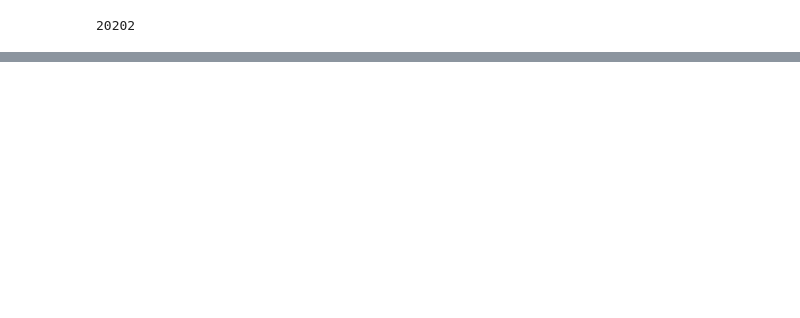
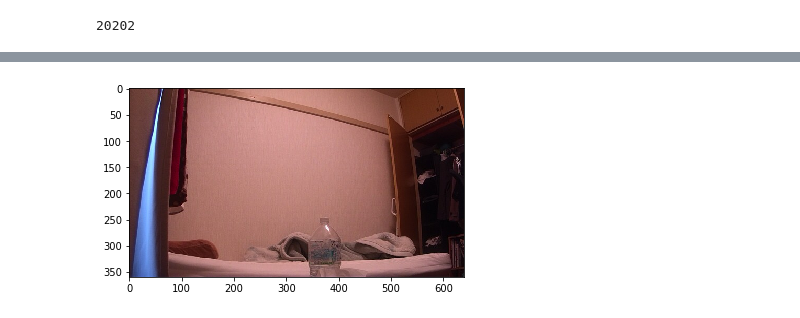
Before and after one commit to nakamoo/sumica, a Jupyter notebook: main_server/hai/notebooks/preview.ipynb, the cells around one changed output, grey strips where cells are left out. Drawn from its saved outputs; the diff is of its cells as text; code cells hidden in the pictures; blank space fills up the shorter version.

```diff
--- a/main_server/hai/notebooks/preview.ipynb
+++ b/main_server/hai/notebooks/preview.ipynb
@@ -46,0 +82,4 @@ print_time(hue_col['time'])
+# %%
+im1 = images1.next()
+display_image(im1)
+# %% [output]
@@ -46,0 +87 @@ print_time(hue_col['time'])
+[figure, added]
```
Also changed, not shown: parts of 14 cells of this notebook, 2 other files.
